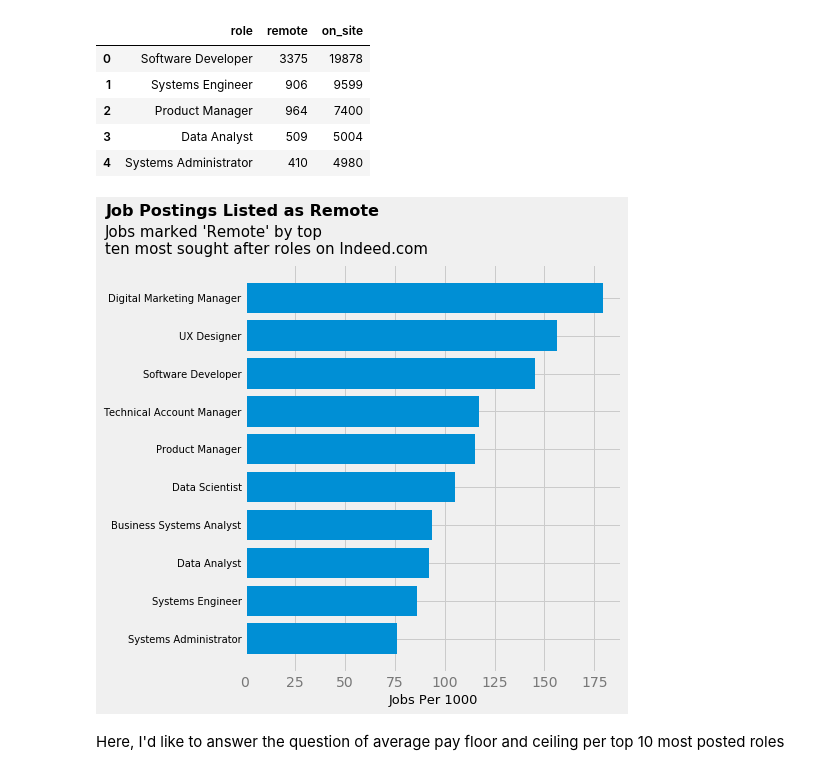
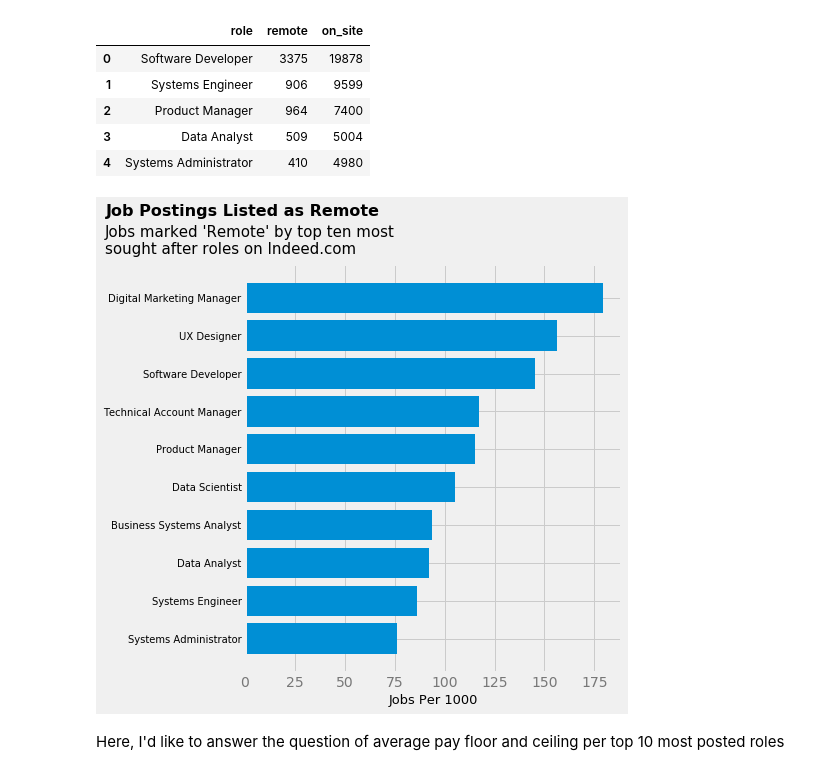
Before and after one commit to jose-marquez89/tech-job-landscape, a Jupyter notebook: python_scrape/jobs_explore.ipynb, the cells around one changed output. Saved outputs shown, nothing was run; the diff lists cells and outputs as text; code cells hidden in the pictures.

```diff
--- a/python_scrape/jobs_explore.ipynb
+++ b/python_scrape/jobs_explore.ipynb
@@ -405,22 +405,22 @@ remote_jobs = remote_jobs.sort_values(by='remote_per_1k')
 # %%
 x = np.arange(remote_jobs.shape[0])
 plt.figure(figsize=(6, 7))
 plt.barh(x, remote_jobs['remote_per_1k'])
 
 
 plt.title("Job Postings Listed as Remote", x=-0.37, y=1.103,
           fontweight='bold',horizontalalignment='left',
           fontsize=16)
-plt.suptitle("Jobs marked 'Remote' by top\n"
-             "ten most sought after roles on Indeed.com",
+plt.suptitle("Jobs marked 'Remote' by top ten most\n"
+             "sought after roles on Indeed.com",
              x=-0.245, y=.958, horizontalalignment='left',
              fontsize=15)
 plt.yticks(range(10), labels=remote_jobs['role'],
            fontsize=10)
 plt.xticks(alpha=0.5)
 plt.xlabel("Jobs Per 1000", fontsize=13)
 plt.show()
 # %% [output]
-[figure, old version]
+[figure, new version]
 # %% [markdown]
 Here, I'd like to answer the question of average pay floor and ceiling per top 10 most posted roles
```
Also changed, not shown: parts of 4 cells of this notebook.
